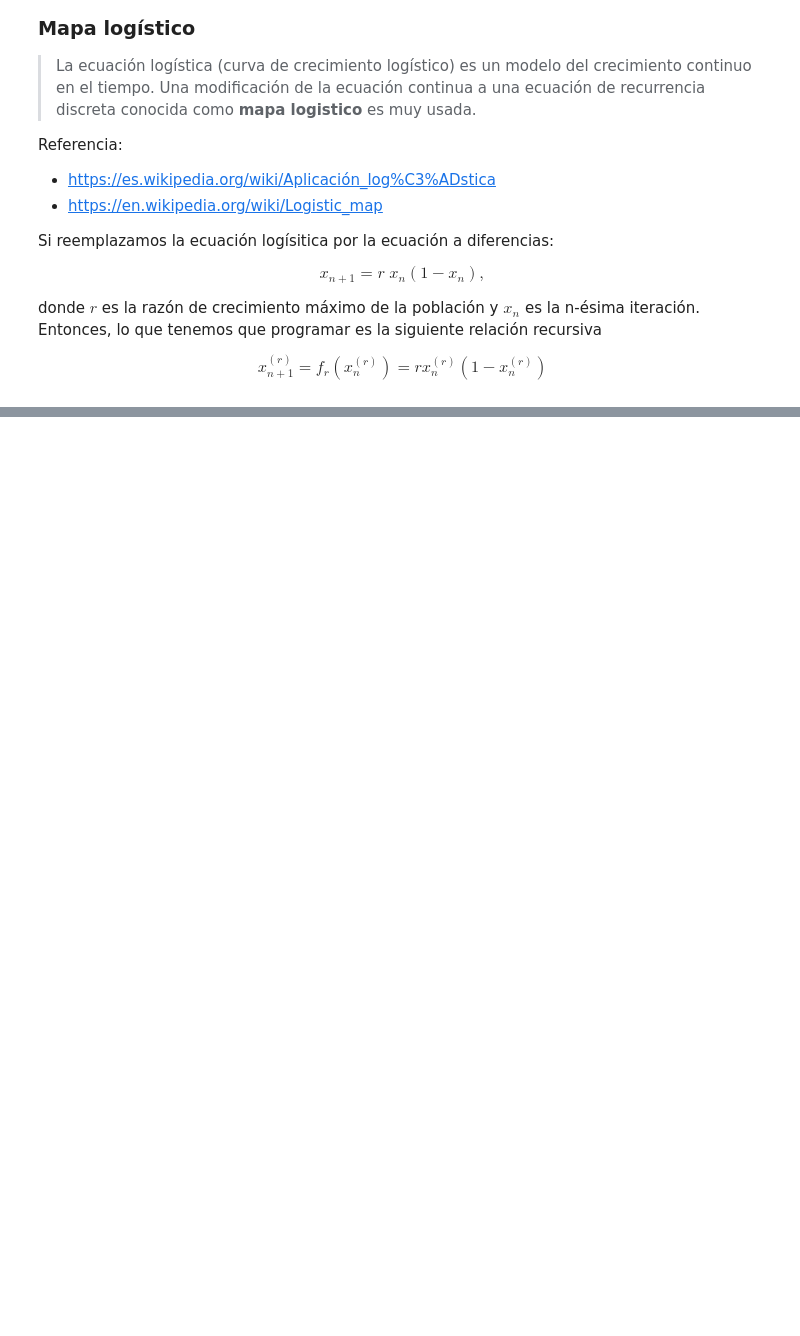
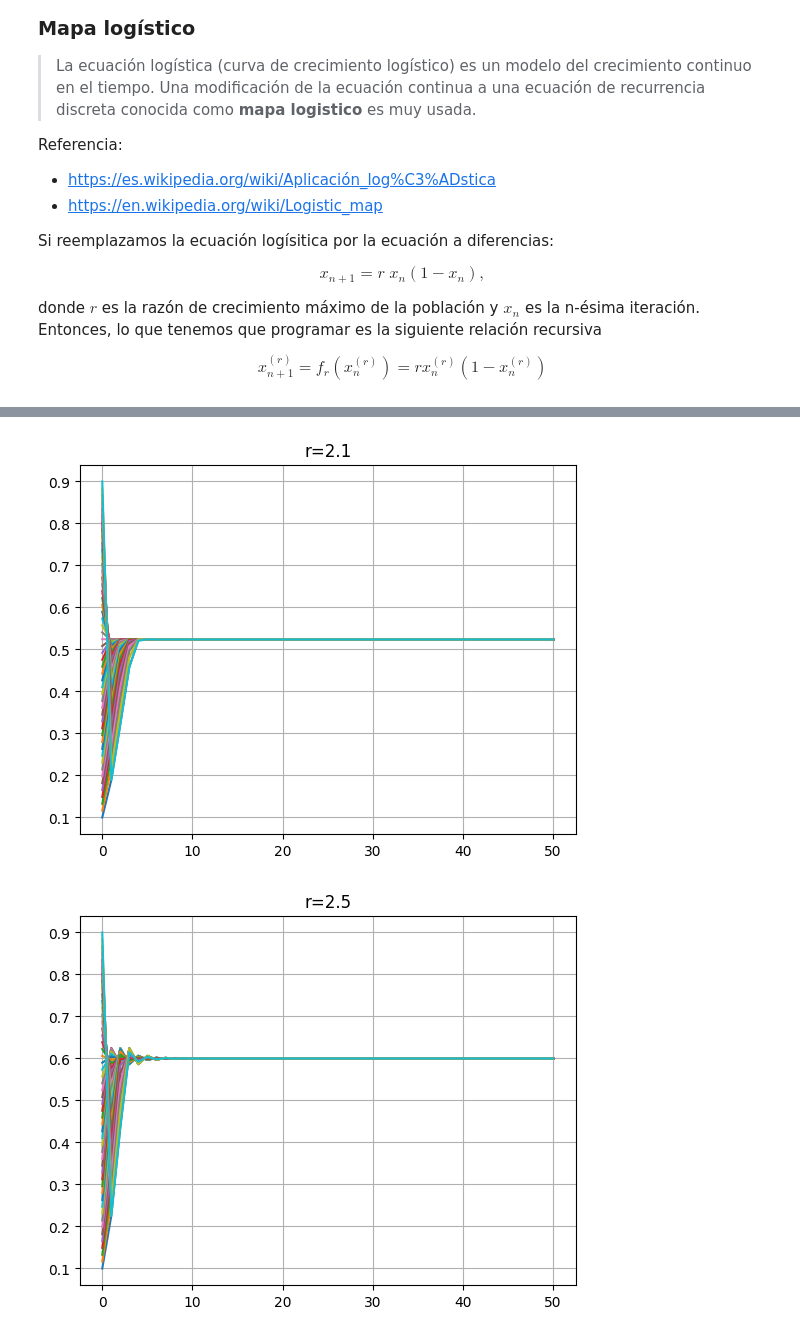
Before and after one commit to ArellanoMCarlos/SimMat_O2023, a Jupyter notebook: Ecuaciones diferenciales/Solución numérica de ecuaciones diferenciales.ipynb, the cells around one changed output, grey strips where cells are left out. Saved outputs shown, nothing was run; the diff lists cells and outputs as text; code cells hidden in the pictures; blank space fills up the shorter version.

```diff
--- a/Ecuaciones diferenciales/Solución numérica de ecuaciones diferenciales.ipynb
+++ b/Ecuaciones diferenciales/Solución numérica de ecuaciones diferenciales.ipynb
@@ -375,0 +379,19 @@ Note que:
+# %%
+def mapa_logistico(x0,r,N=50):
+  x=[x0] # Lo definimos como lista para agregar más valores
+  for n in range(N):
+    x.append(r*(1-x[-1])*x[-1]) # Acá agregamos más valores (los de la ecuación en diferencias)
+  return x
+# %%
+erres=[2.1,2.5,2.9]
+equis0=np.linspace(0.1,0.9,50)
+for r in erres:
+  plt.figure()
+  for x0 in equis0:
+    x=mapa_logistico(x0,r)
+    plt.plot(x)
+  plt.title('r={}'.format(r))
+  plt.grid()
+# %% [output]
+[figure, added]
+[figure, added]
```
Also changed, not shown: parts of 4 cells of this notebook, 2 other files.
